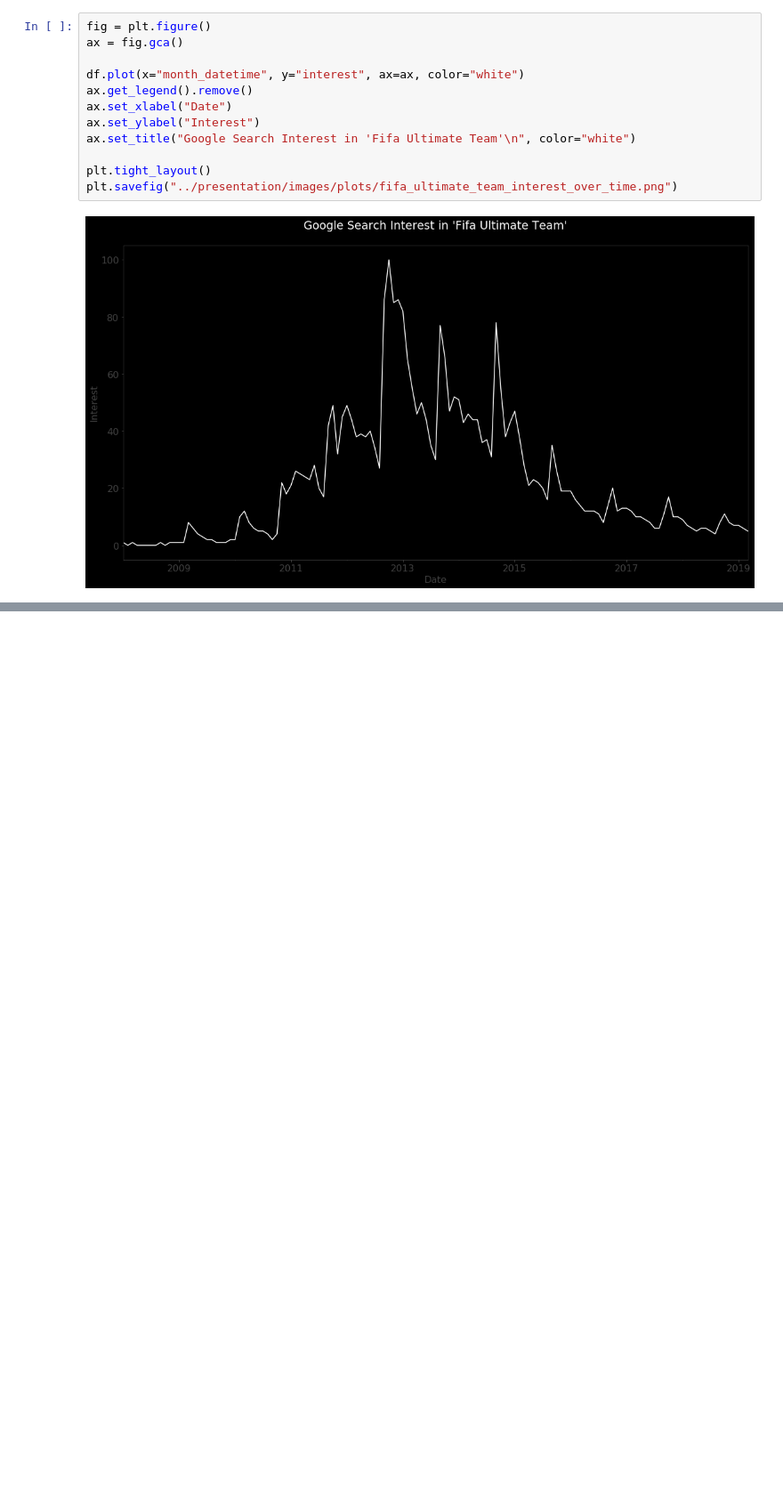
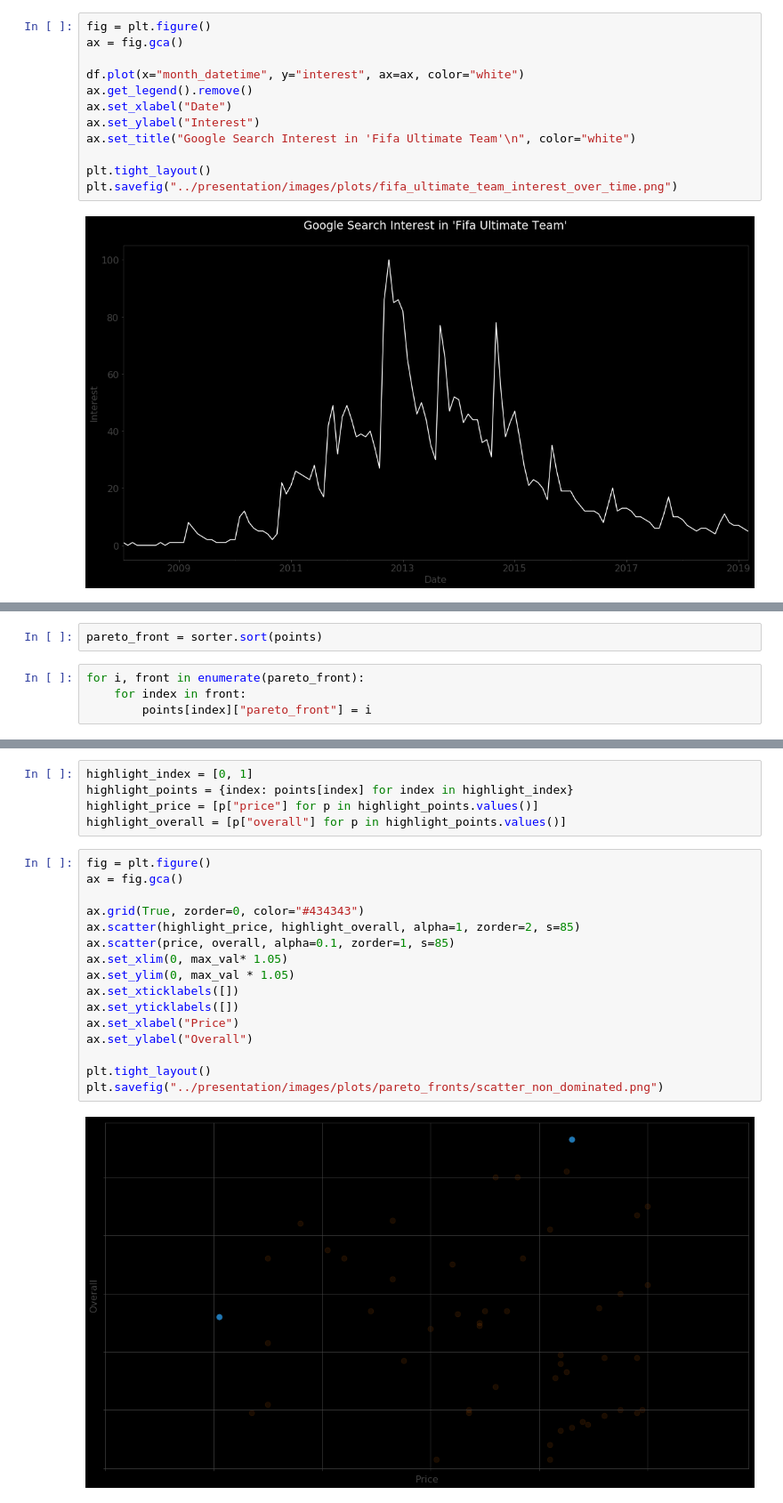
Before and after one commit to janjagusch/nsga2, a Jupyter notebook: notebooks/01-jbj2505-presentation_plots.ipynb, the cells around one changed output, grey strips where cells are left out. Shown: that part at 89% size. Saved outputs shown, nothing was run; the diff lists cells and outputs as text; blank space fills up the shorter version.

```diff
--- a/notebooks/01-jbj2505-presentation_plots.ipynb
+++ b/notebooks/01-jbj2505-presentation_plots.ipynb
@@ -62,0 +87,6 @@ plt.savefig("../presentation/images/plots/fifa_ultimate_team_interest_over_time.
+# %%
+pareto_front = sorter.sort(points)
+# %%
+for i, front in enumerate(pareto_front):
+    for index in front:
+        points[index]["pareto_front"] = i
@@ -62,0 +130,23 @@ plt.savefig("../presentation/images/plots/fifa_ultimate_team_interest_over_time.
+# %%
+highlight_index = [0, 1]
+highlight_points = {index: points[index] for index in highlight_index}
+highlight_price = [p["price"] for p in highlight_points.values()]
+highlight_overall = [p["overall"] for p in highlight_points.values()]
+# %%
+fig = plt.figure()
+ax = fig.gca()
+
+ax.grid(True, zorder=0, color="#434343")
+ax.scatter(highlight_price, highlight_overall, alpha=1, zorder=2, s=85)
+ax.scatter(price, overall, alpha=0.1, zorder=1, s=85)
+ax.set_xlim(0, max_val* 1.05)
+ax.set_ylim(0, max_val * 1.05)
+ax.set_xticklabels([])
+ax.set_yticklabels([])
+ax.set_xlabel("Price")
+ax.set_ylabel("Overall")
+
+plt.tight_layout()
+plt.savefig("../presentation/images/plots/pareto_fronts/scatter_non_dominated.png")
+# %% [output]
+[figure, added]
```
Also changed, not shown: parts of 31 cells of this notebook, 6 other files.
